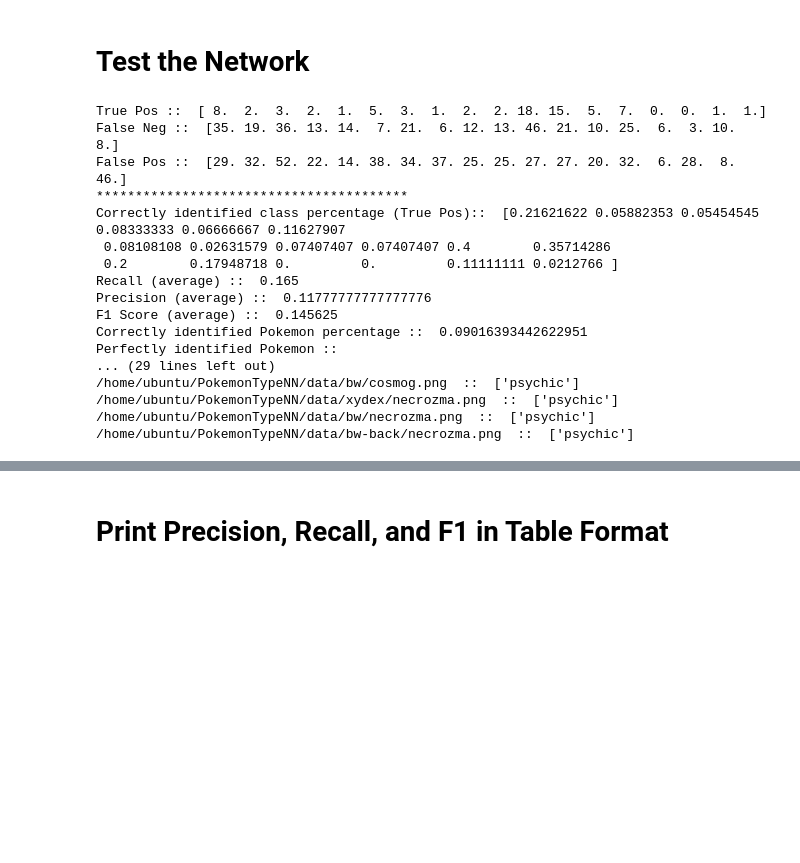
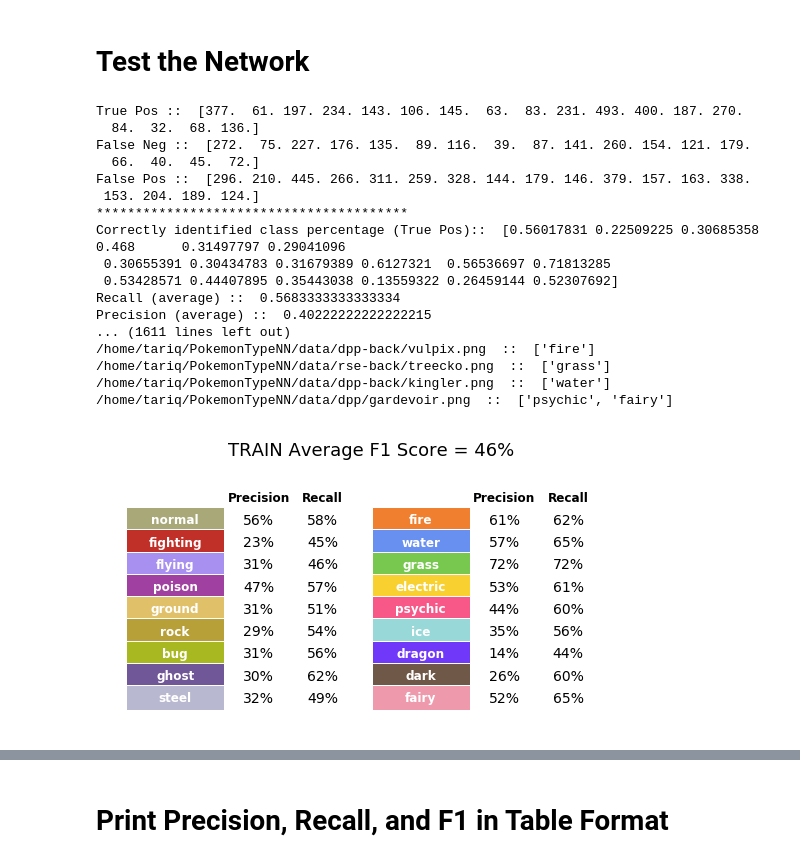
Before and after one commit to tzahroof/PokemonTypeNN, a Jupyter notebook: Training.ipynb, the cells around one changed output, grey strips where cells are left out. Saved outputs shown, nothing was run; the diff lists cells and outputs as text; code cells hidden in the pictures; blank space fills up the shorter version.

Commit message:
Added Metric Visualization

```diff
--- a/Training.ipynb
+++ b/Training.ipynb
@@ -521,7 +527,7 @@ Net(
 # Test the Network
 # %%
 #Specify the loader
-somevar = "test"
+somevar = "train"
 
 if(somevar == "train"):
     loader = trainloader
@@ -640,46 +646,51 @@ for t in range(0, len(classes)):
 
     if(not np.isnan(recall[t])):
         mean_Recall += recall[t]
     else:
         nrec -= 1
 
     if(not np.isnan(F1[t])):
         mean_F1 += F1[t]
     else:
         nf1 -= 1
 
 mean_Precision /= nprec
 mean_Recall    /= nrec
 mean_F1        /= nf1
 
+plot_evaluation(somevar.upper(), recall, precision, mean_F1)
+
 print("True Pos :: ", true_pos)
 print("False Neg :: ", false_neg)
 print("False Pos :: ", false_pos)
 print("****************************************")
 print("Correctly identified class percentage (True Pos):: ", true_pos/actual_dist)
 print("Recall (average) :: ", mean_Recall)
 print("Precision (average) :: ", mean_Precision)
 print("F1 Score (average) :: ", mean_F1)
 print("Correctly identified Pokemon percentage :: ", len(correct_pokemon)/theset.__len__())
 print("Perfectly identified Pokemon :: ")
 for pkm in correct_pokemon:
     print(pkm, " :: ", pokemon_guesses[pkm])
+
+
 #print("Random Guess accuracy :: ", (1/18))
 # %% [output]
-True Pos ::  [ 8.  2.  3.  2.  1.  5.  3.  1.  2.  2. 18. 15.  5.  7.  0.  0.  1.  1.]
-False Neg ::  [35. 19. 36. 13. 14.  7. 21.  6. 12. 13. 46. 21. 10. 25.  6.  3. 10.  8.]
-False Pos ::  [29. 32. 52. 22. 14. 38. 34. 37. 25. 25. 27. 27. 20. 32.  6. 28.  8. 46.]
+True Pos ::  [377.  61. 197. 234. 143. 106. 145.  63.  83. 231. 493. 400. 187. 270.
+  84.  32.  68. 136.]
+False Neg ::  [272.  75. 227. 176. 135.  89. 116.  39.  87. 141. 260. 154. 121. 179.
+  66.  40.  45.  72.]
+False Pos ::  [296. 210. 445. 266. 311. 259. 328. 144. 179. 146. 379. 157. 163. 338.
+ 153. 204. 189. 124.]
 ****************************************
-Correctly identified class percentage (True Pos)::  [0.21621622 0.05882353 0.05454545 0.08333333 0.06666667 0.11627907
- 0.08108108 0.02631579 0.07407407 0.07407407 0.4        0.35714286
- 0.2        0.17948718 0.         0.         0.11111111 0.0212766 ]
-Recall (average) ::  0.165
-Precision (average) ::  0.11777777777777776
-F1 Score (average) ::  0.145625
-Correctly identified Pokemon percentage ::  0.09016393442622951
-Perfectly identified Pokemon ::
-... (29 lines left out)
-/home/ubuntu/PokemonTypeNN/data/bw/cosmog.png  ::  ['psychic']
-/home/ubuntu/PokemonTypeNN/data/xydex/necrozma.png  ::  ['psychic']
-/home/ubuntu/PokemonTypeNN/data/bw/necrozma.png  ::  ['psychic']
-/home/ubuntu/PokemonTypeNN/data/bw-back/necrozma.png  ::  ['psychic']
+Correctly identified class percentage (True Pos)::  [0.56017831 0.22509225 0.30685358 0.468      0.31497797 0.29041096
+ 0.30655391 0.30434783 0.31679389 0.6127321  0.56536697 0.71813285
+ 0.53428571 0.44407895 0.35443038 0.13559322 0.26459144 0.52307692]
+Recall (average) ::  0.5683333333333334
+Precision (average) ::  0.40222222222222215
+... (1611 lines left out)
+/home/tariq/PokemonTypeNN/data/dpp-back/vulpix.png  ::  ['fire']
+/home/tariq/PokemonTypeNN/data/rse-back/treecko.png  ::  ['grass']
+/home/tariq/PokemonTypeNN/data/dpp-back/kingler.png  ::  ['water']
+/home/tariq/PokemonTypeNN/data/dpp/gardevoir.png  ::  ['psychic', 'fairy']
+[figure, added]
```
Also changed, not shown: parts of 9 cells of this notebook, 6 other files.
